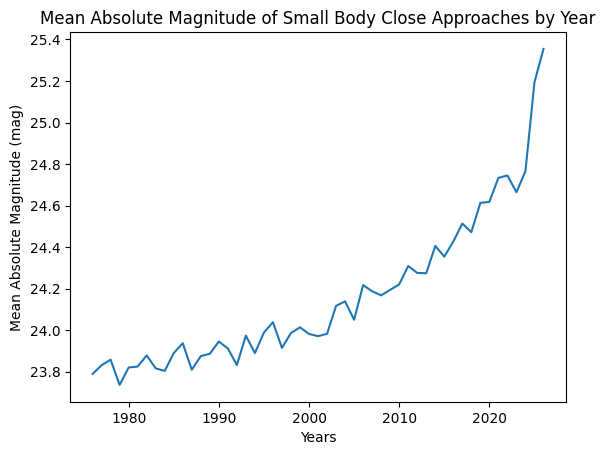
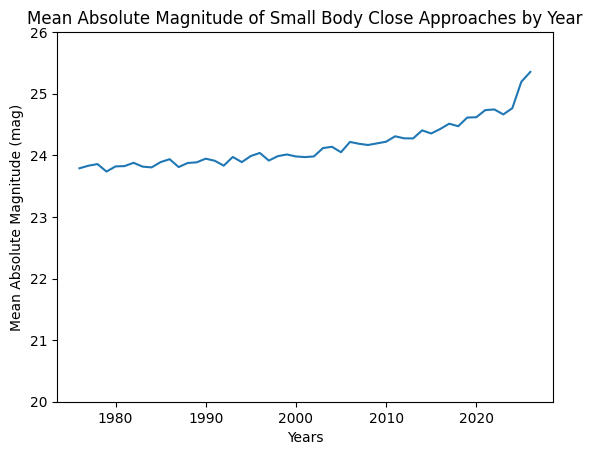
Unified diff of the notebook cell whose output changed from the first chart to the second:
--- before
+++ after
@@ -5,4 +5,5 @@
 
 plt.plot(yrs, yearH)
+plt.ylim(20, 26)
 plt.title('Mean Absolute Magnitude of Small Body Close Approaches by Year')
 plt.xlabel('Years')

Commit: Created using Colab